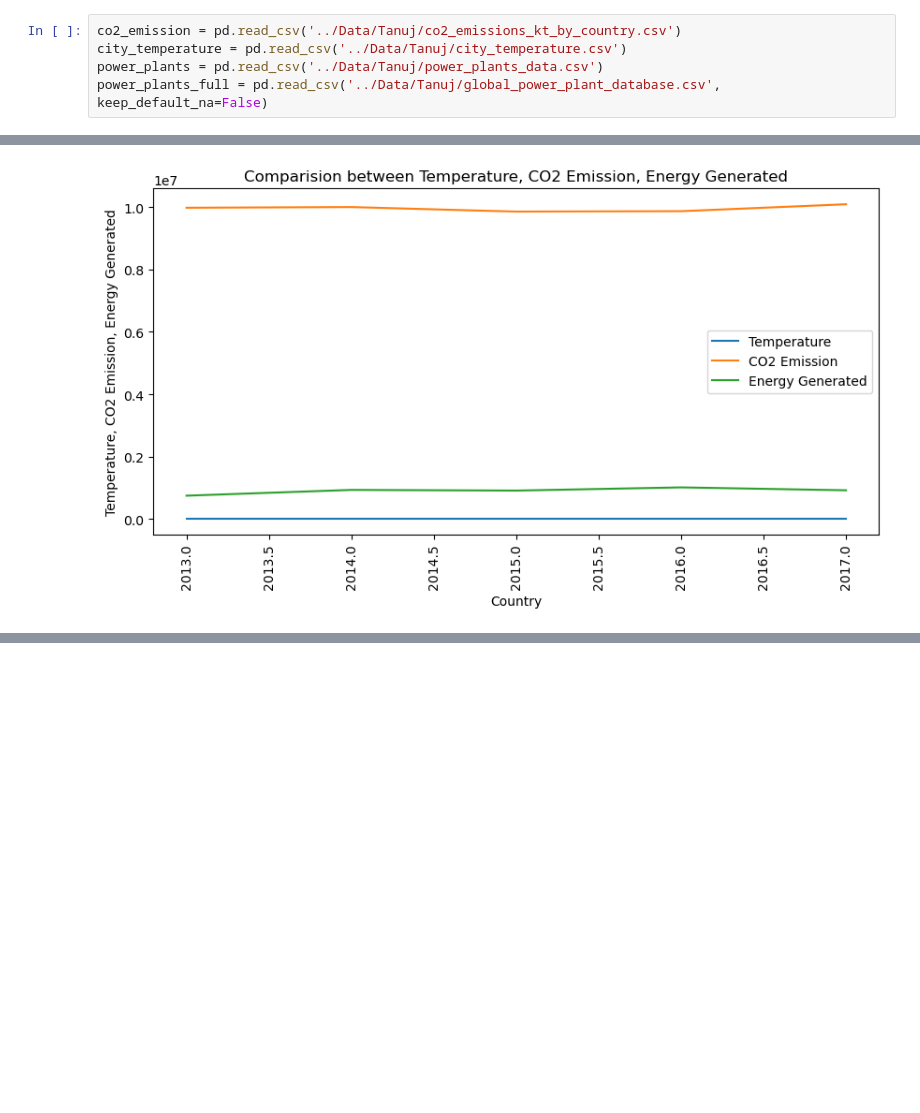
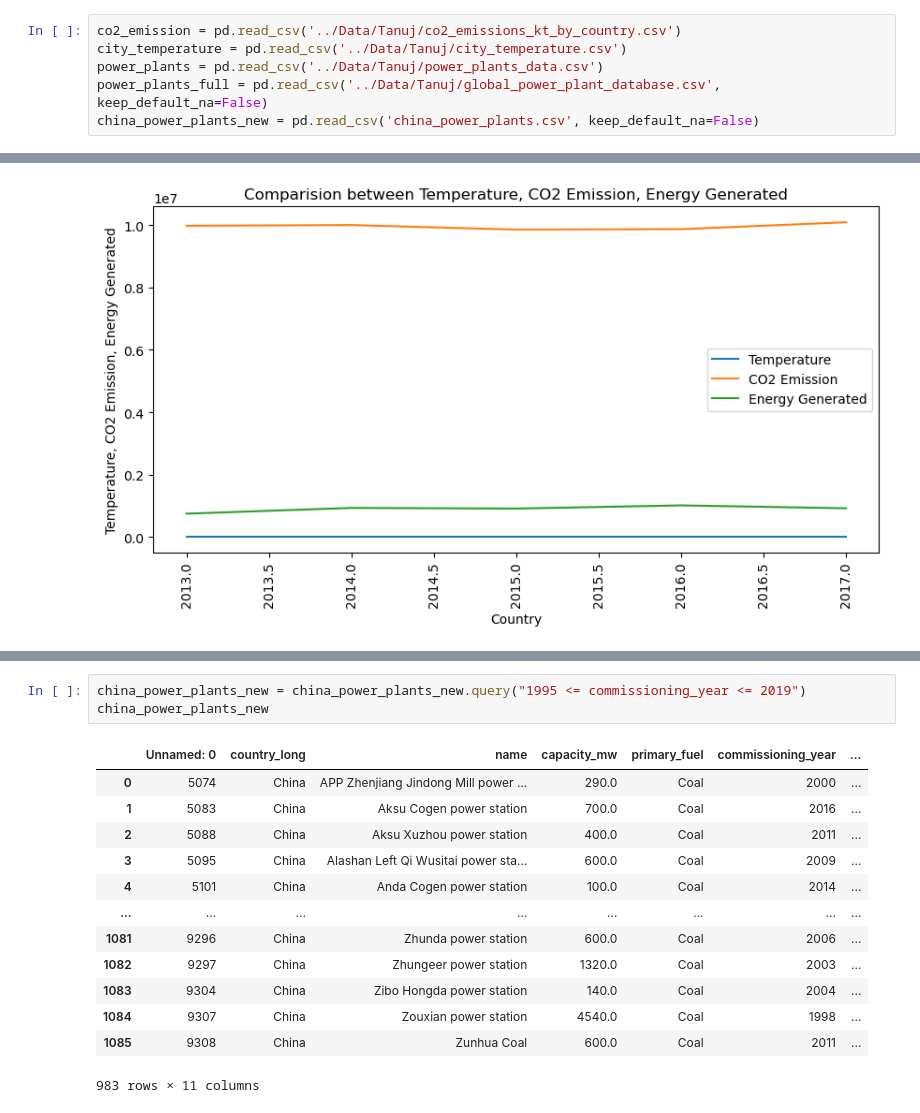
Before and after one commit to Tanuj7942/PowerPlantsData, a Jupyter notebook: Analysis/Power Plant Effects.ipynb, the cells around one changed output, grey strips where cells are left out. Cells and saved outputs as stored; diff of their text form; blank space fills up the shorter version.

```diff
--- a/Analysis/Power Plant Effects.ipynb
+++ b/Analysis/Power Plant Effects.ipynb
@@ -8,6 +8,7 @@ co2_emission = pd.read_csv('../Data/Tanuj/co2_emissions_kt_by_country.csv')
 city_temperature = pd.read_csv('../Data/Tanuj/city_temperature.csv')
 power_plants = pd.read_csv('../Data/Tanuj/power_plants_data.csv')
 power_plants_full = pd.read_csv('../Data/Tanuj/global_power_plant_database.csv', keep_default_na=False)
+china_power_plants_new = pd.read_csv('china_power_plants.csv', keep_default_na=False)
 # %%
 city_temperature
 # %% [output]
@@ -570,0 +568,17 @@ plt.show()
+# %%
+china_power_plants_new = china_power_plants_new.query("1995 <= commissioning_year <= 2019")
+china_power_plants_new
+# %% [output]
+|  | Unnamed: 0 | country_long | name | capacity_mw | primary_fuel | commissioning_year | ... |
+| 0 | 5074 | China | APP Zhenjiang Jindong Mill power ... | 290.0 | Coal | 2000 | ... |
+| 1 | 5083 | China | Aksu Cogen power station | 700.0 | Coal | 2016 | ... |
+| 2 | 5088 | China | Aksu Xuzhou power station | 400.0 | Coal | 2011 | ... |
+| 3 | 5095 | China | Alashan Left Qi Wusitai power sta... | 600.0 | Coal | 2009 | ... |
+| 4 | 5101 | China | Anda Cogen power station | 100.0 | Coal | 2014 | ... |
+| ... | ... | ... | ... | ... | ... | ... | ... |
+| 1081 | 9296 | China | Zhunda power station | 600.0 | Coal | 2006 | ... |
+| 1082 | 9297 | China | Zhungeer power station | 1320.0 | Coal | 2003 | ... |
+| 1083 | 9304 | China | Zibo Hongda power station | 140.0 | Coal | 2004 | ... |
+| 1084 | 9307 | China | Zouxian power station | 4540.0 | Coal | 1998 | ... |
+| 1085 | 9308 | China | Zunhua Coal | 600.0 | Coal | 2011 | ... |
+983 rows × 11 columns
```
Also changed, not shown: parts of 3 cells of this notebook, 21 other files.
